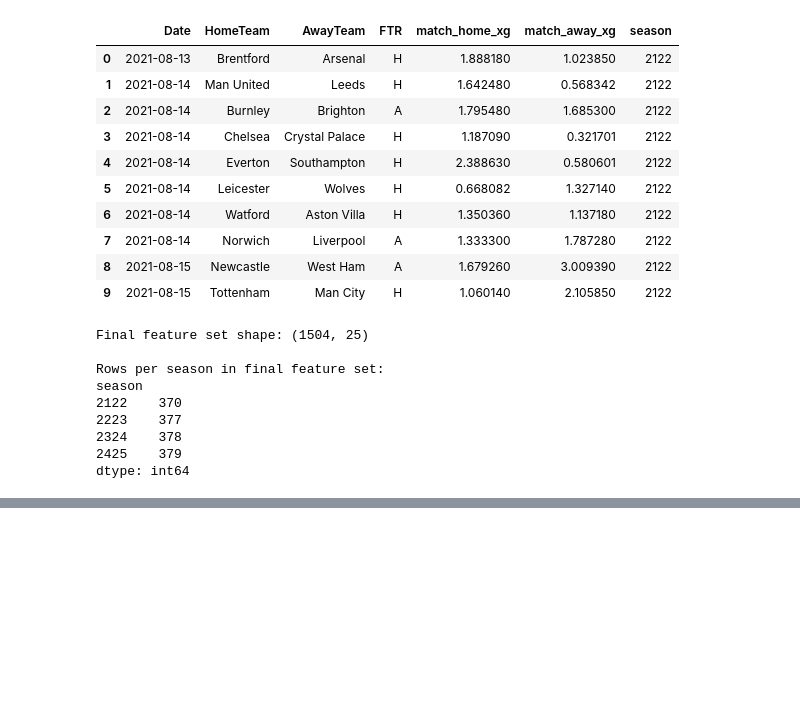
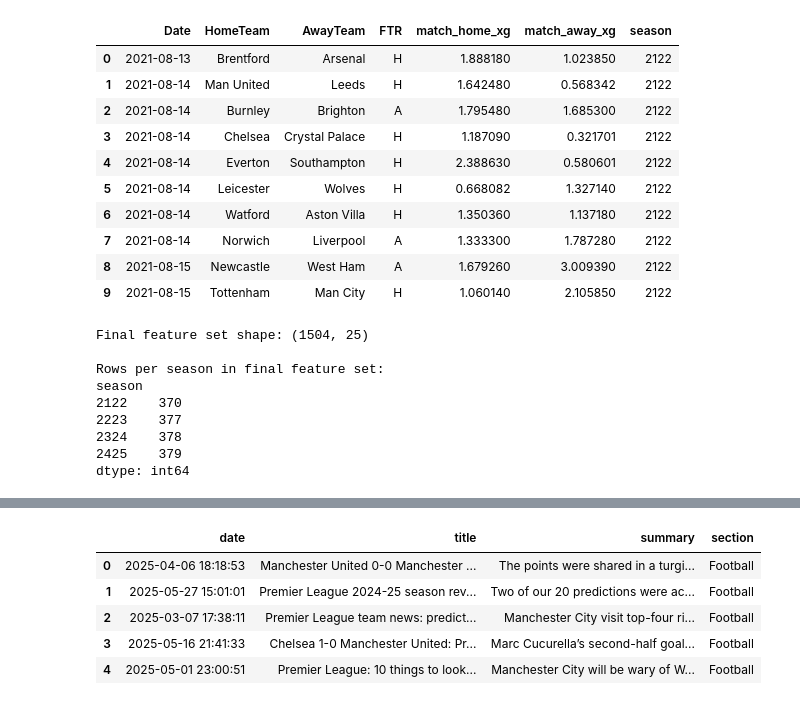
Before and after one commit to tolulopesoetan/pl_prediction_model, a Jupyter notebook: notebooks/01_data_ingestion_and_preprocessing.ipynb, the cells around one changed output, grey strips where cells are left out. Saved outputs shown, nothing was run; the diff lists cells and outputs as text; code cells hidden in the pictures; blank space fills up the shorter version.

```diff
--- a/notebooks/01_data_ingestion_and_preprocessing.ipynb
+++ b/notebooks/01_data_ingestion_and_preprocessing.ipynb
@@ -1000,12 +845,0 @@ Matches with any non-zero sentiment: 0 / 1504
-# %%
-print("Fetching RSS articles...")
-articles = fetch_rss_articles(RSS_FEEDS)
-print(f"Fetched {len(articles)} articles.")
-
-article_dates = [article["date"] for article in articles if "date" in article]
-
-if article_dates:
-    print("Earliest article date:", min(article_dates))
-    print("Latest article date:  ", max(article_dates))
-else:
-    print("No article dates found.")
@@ -1016,0 +846,7 @@ Latest article date:   2026-04-27 19:02:00
+# %%
+GUARDIAN_API_KEY = os.getenv("GUARDIAN_API_KEY")
+
+if not GUARDIAN_API_KEY:
+    raise ValueError(
+        "GUARDIAN_API_KEY not found. Add it to your environment before running this notebook."
+    )
@@ -1016,0 +965,16 @@ Latest article date:   2026-04-27 19:02:00
+# %%
+archive_start = "2021-08-01"
+archive_end = "2025-05-31"
+
+print("Fetching Guardian archive...")
+articles_archive = fetch_guardian_articles(
+    start_date=archive_start,
+    end_date=archive_end,
+    api_key=GUARDIAN_API_KEY,
+)
+
+print("Archive shape:", articles_archive.shape)
+print("Earliest article:", articles_archive["date"].min())
+print("Latest article:  ", articles_archive["date"].max())
+articles_archive.head()
+# %% [output]
@@ -1016,0 +985,6 @@ Latest article date:   2026-04-27 19:02:00
+|  | date | title | summary | section |
+| 0 | 2025-04-06 18:18:53 | Manchester United 0-0 Manchester ... | The points were shared in a turgi... | Football |
+| 1 | 2025-05-27 15:01:01 | Premier League 2024-25 season rev... | Two of our 20 predictions were ac... | Football |
+| 2 | 2025-03-07 17:38:11 | Premier League team news: predict... | Manchester City visit top-four ri... | Football |
+| 3 | 2025-05-16 21:41:33 | Chelsea 1-0 Manchester United: Pr... | Marc Cucurella’s second-half goal... | Football |
+| 4 | 2025-05-01 23:00:51 | Premier League: 10 things to look... | Manchester City will be wary of W... | Football |
```
Also changed, not shown: parts of 13 cells of this notebook, 2 other files.
